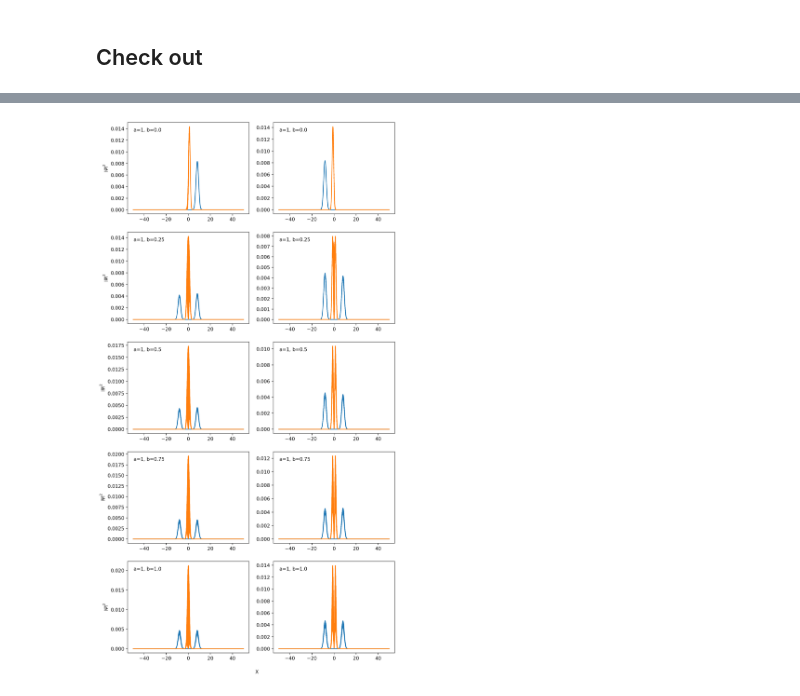
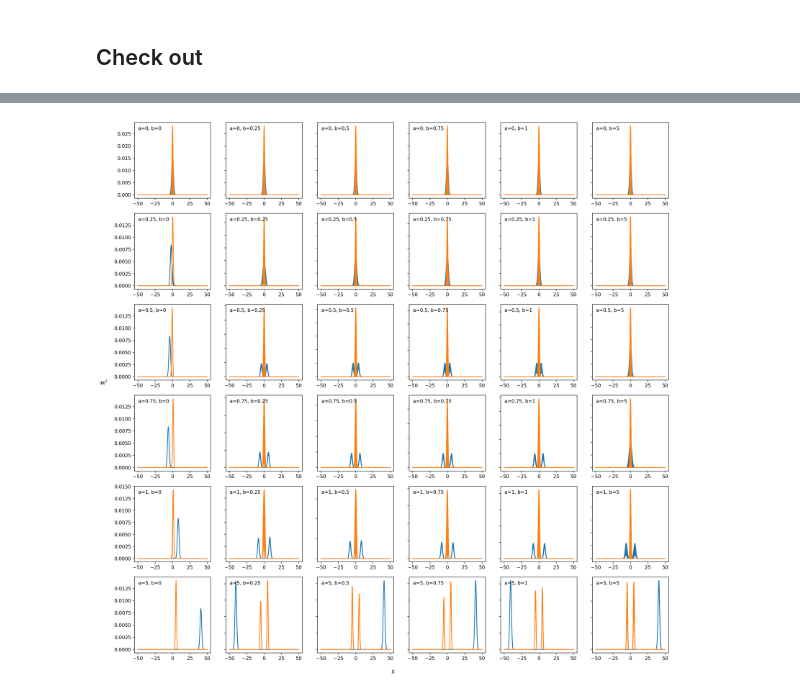
Before and after one commit to Shenlong-Yu/Divergence-in-the-Variance-of-Jarzynski-Estimator, a Jupyter notebook: Rabi/Eigen calculation_Rabi.ipynb, the cells around one changed output, grey strips where cells are left out. Saved outputs shown, nothing was run; the diff lists cells and outputs as text; code cells hidden in the pictures.

```diff
--- a/Rabi/Eigen calculation_Rabi.ipynb
+++ b/Rabi/Eigen calculation_Rabi.ipynb
@@ -100,3 +100,12 @@ with open("psi.pickle", "rb") as f0:
     psi = pickle.load(f0)
 with open("E.pickle", "rb") as f1:
     E = pickle.load(f1)
+# %%
+# psi Key ranges
+keys = list(psi.keys())
+name=['w','a','b']
+for i in range(3):
+    chars = [key[i] for key in keys]
+    chars = list(set(chars))
+    chars.sort()
+    print(f"{name[i]}: {chars}")
@@ -102,0 +116,9 @@ with open("E.pickle", "rb") as f1:
+# %%
+# psi Key ranges
+keys = list(E.keys())
+name=['w','a','b']
+for i in range(3):
+    chars = [key[i] for key in keys]
+    chars = list(set(chars))
+    chars.sort()
+    print(f"{name[i]}: {chars}")
@@ -103,7 +129,7 @@ with open("E.pickle", "rb") as f1:
 # %%
-a_values = [0,  0.25, 0.5, 0.75, 1]
-b_values = [0,  0.25, 0.5, 0.75, 1]
-v_values = list(range(16))
+a_values = [0,  0.25, 0.5, 0.75, 1, 5]
+b_values = [0,  0.25, 0.5, 0.75, 1, 5]
+v_values = list(range(50))
 
 fig, ax = plt.subplots()
 
@@ -125,21 +151,27 @@ plt.show()
 # %%
+# spin up
 def plot_graph(ax, a, b, v):
     ax.plot(X2, np.abs(psi[0,a,b][v])**2)
     ax.plot(X2, np.abs(psi[1,a,b][v])**2)
     ax.text(0.05, 0.9, f'a={a}, b={b}', transform=ax.transAxes)
 
-fig, axs = plt.subplots(5, 2, figsize=(10, 20))
+fig, axs = plt.subplots(6, 6, figsize=(20, 20))
 
-for i in range(5):
-    a=1
-    b = i * 0.25
-    plot_graph(axs[i, 0], a, b, 0)
-    plot_graph(axs[i, 1], a, b, 1)
-    axs[i, 0].set_ylabel('$\\left|\\psi\\right|^2$')
+list=[0,0.25,0.5,0.75,1,5]
+for i in range(6):
+    for j in range(6):
+        a = list[i]
+        b = list[j]
+        plot_graph(axs[i, j], a, b, 0)
+        if j > 0: # remove y-axis labels for all subplots except the leftmost column
+            axs[i, j].set_yticklabels([])
+    # axs[i, 0].set_ylabel('$\\left|\\psi\\right|^2$')
 
 fig.text(0.5, 0.08, 'X', ha='center')
+fig.text(0.08, 0.5, '$\\left|\\psi\\right|^2$', ha='center')
+
 
 plt.show()
 # %% [output]
-[figure, old version]
+[figure, new version]
 # %%
```
Also changed, not shown: parts of 5 cells of this notebook, 4 other files.
